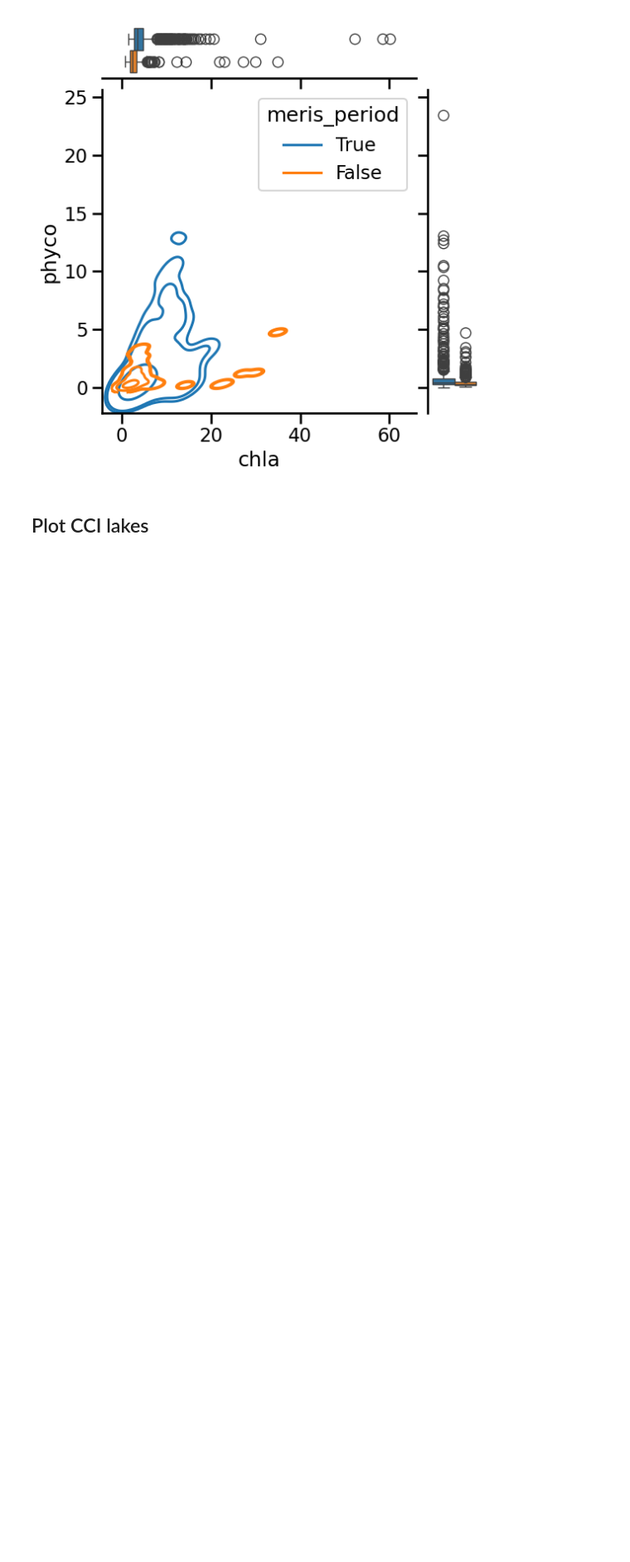
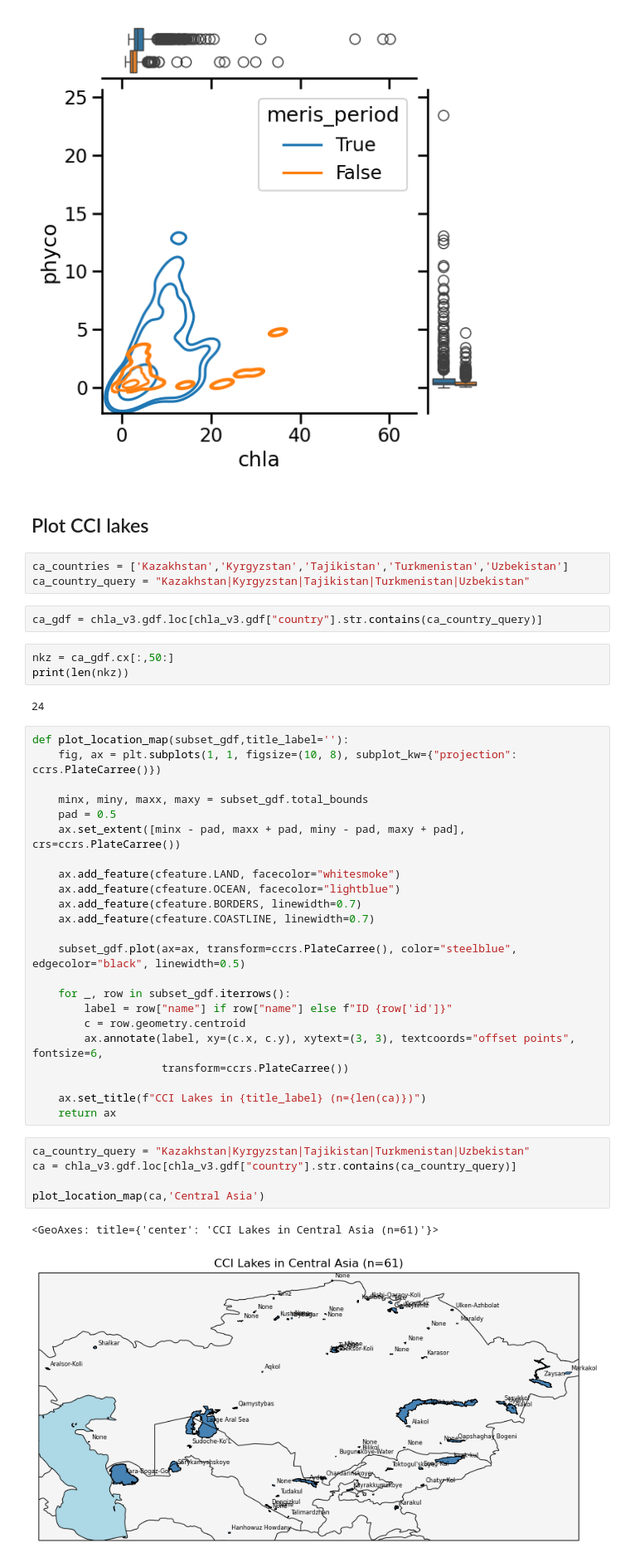
Before and after one commit to eawag-surface-waters-research/cci-cyano-production, a Jupyter notebook: notebooks/example_plotting.ipynb, the cells around one changed output. Shown at 83% size. Cells and saved outputs as stored; diff of their text form; blank space fills up the shorter version.

```diff
--- a/notebooks/example_plotting.ipynb
+++ b/notebooks/example_plotting.ipynb
@@ -311,3 +340,44 @@ g.plot_marginals(sns.boxplot)
 [figure]
 # %% [markdown]
 ## Plot CCI lakes
+# %%
+ca_countries = ['Kazakhstan','Kyrgyzstan','Tajikistan','Turkmenistan','Uzbekistan']
+ca_country_query = "Kazakhstan|Kyrgyzstan|Tajikistan|Turkmenistan|Uzbekistan"
+# %%
+ca_gdf = chla_v3.gdf.loc[chla_v3.gdf["country"].str.contains(ca_country_query)]
+# %%
+nkz = ca_gdf.cx[:,50:]
+print(len(nkz))
+# %% [output]
+24
+# %%
+def plot_location_map(subset_gdf,title_label=''):
+    fig, ax = plt.subplots(1, 1, figsize=(10, 8), subplot_kw={"projection": ccrs.PlateCarree()})
+
+    minx, miny, maxx, maxy = subset_gdf.total_bounds
+    pad = 0.5
+    ax.set_extent([minx - pad, maxx + pad, miny - pad, maxy + pad], crs=ccrs.PlateCarree())
+
+    ax.add_feature(cfeature.LAND, facecolor="whitesmoke")
+    ax.add_feature(cfeature.OCEAN, facecolor="lightblue")
+    ax.add_feature(cfeature.BORDERS, linewidth=0.7)
+    ax.add_feature(cfeature.COASTLINE, linewidth=0.7)
+
+    subset_gdf.plot(ax=ax, transform=ccrs.PlateCarree(), color="steelblue", edgecolor="black", linewidth=0.5)
+
+    for _, row in subset_gdf.iterrows():
+        label = row["name"] if row["name"] else f"ID {row['id']}"
+        c = row.geometry.centroid
+        ax.annotate(label, xy=(c.x, c.y), xytext=(3, 3), textcoords="offset points", fontsize=6,
+                    transform=ccrs.PlateCarree())
+
+    ax.set_title(f"CCI Lakes in {title_label} (n={len(ca)})")
+    return ax
+# %%
+ca_country_query = "Kazakhstan|Kyrgyzstan|Tajikistan|Turkmenistan|Uzbekistan"
+ca = chla_v3.gdf.loc[chla_v3.gdf["country"].str.contains(ca_country_query)]
+
+plot_location_map(ca,'Central Asia')
+# %% [output]
+<GeoAxes: title={'center': 'CCI Lakes in Central Asia (n=61)'}>
+[figure, added]
```
Also changed, not shown: parts of 12 cells of this notebook.
